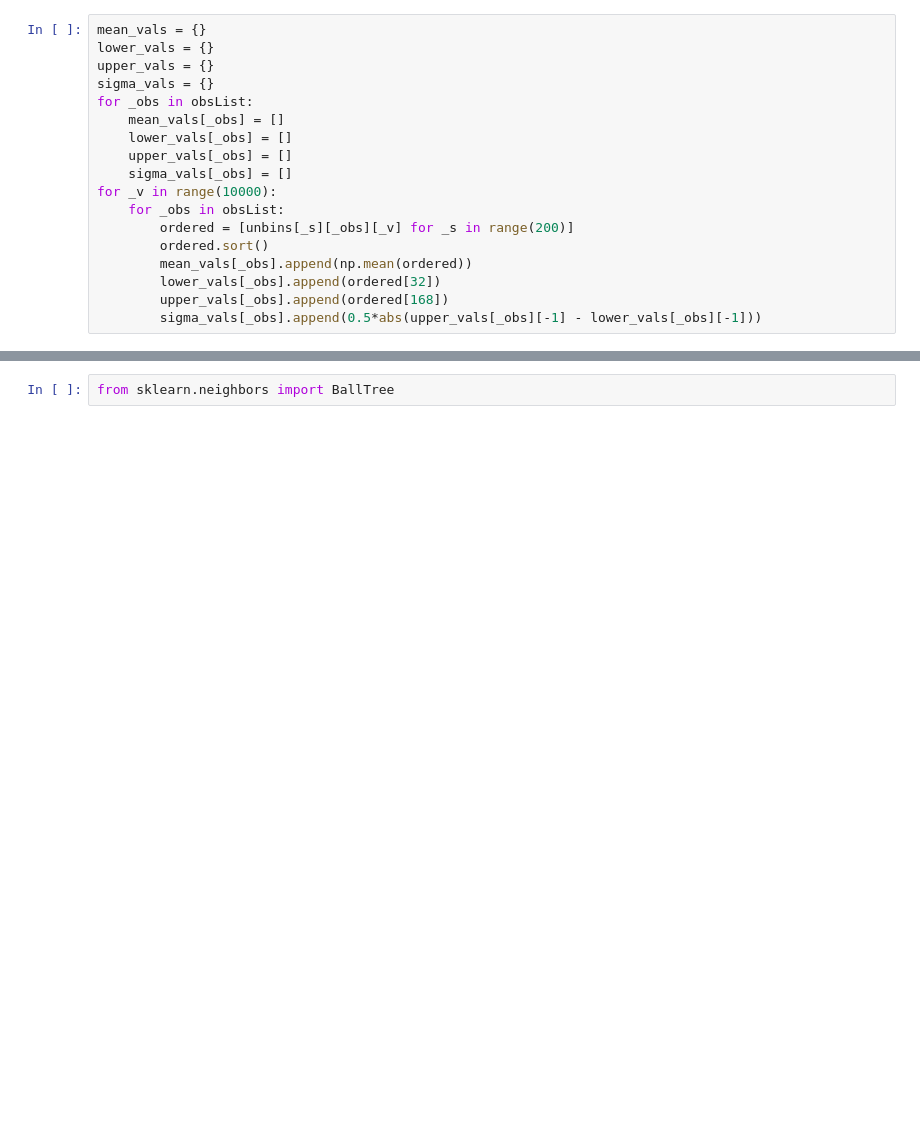
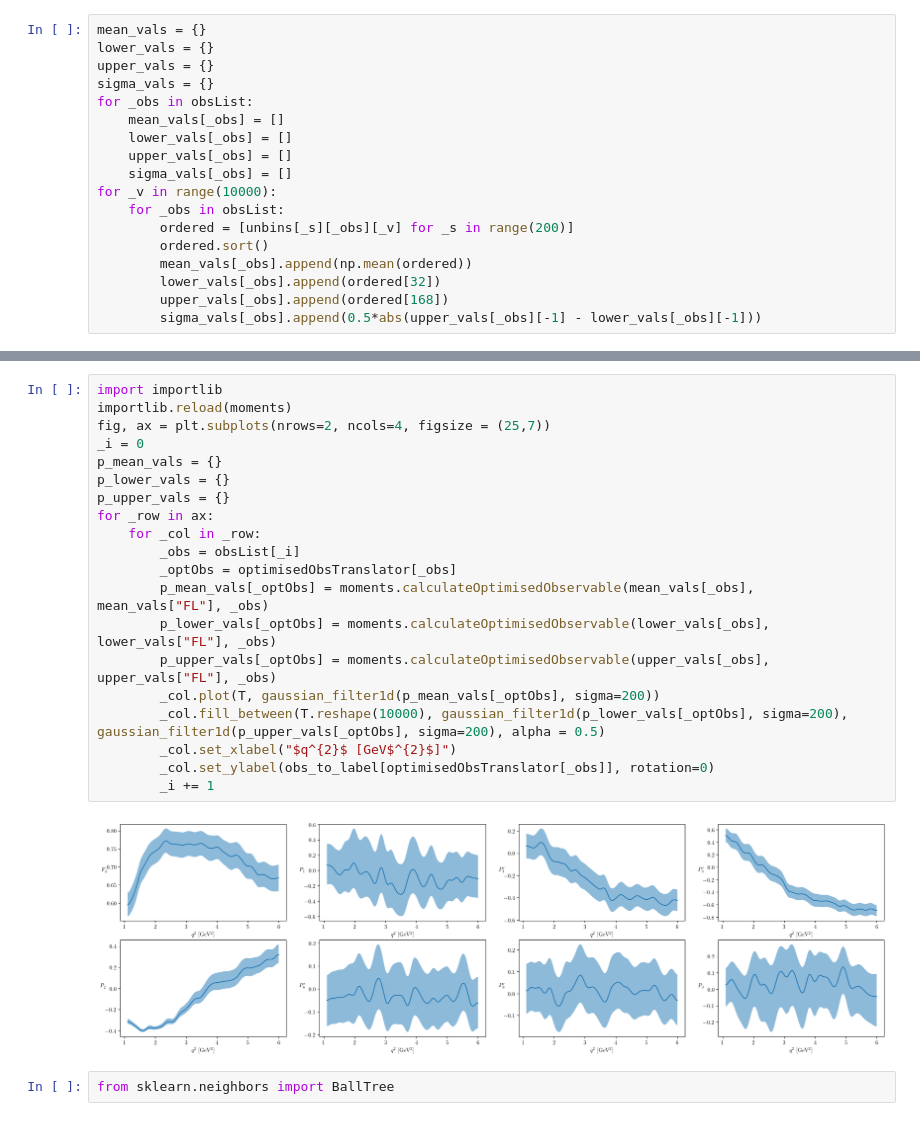
Before and after one commit to mesmith75/unbinned_kstmumu, a Jupyter notebook: calculate_unbinned_moments.ipynb, the cells around one changed output, grey strips where cells are left out. Cells and saved outputs as stored; diff of their text form; blank space fills up the shorter version.

```diff
--- a/calculate_unbinned_moments.ipynb
+++ b/calculate_unbinned_moments.ipynb
@@ -133,2 +151,24 @@ for _row in ax:
+# %%
+import importlib
+importlib.reload(moments)
+fig, ax = plt.subplots(nrows=2, ncols=4, figsize = (25,7))
+_i = 0
+p_mean_vals = {}
+p_lower_vals = {}
+p_upper_vals = {}
+for _row in ax:
+    for _col in _row:
+        _obs = obsList[_i]
+        _optObs = optimisedObsTranslator[_obs]
+        p_mean_vals[_optObs] = moments.calculateOptimisedObservable(mean_vals[_obs], mean_vals["FL"], _obs)
+        p_lower_vals[_optObs] = moments.calculateOptimisedObservable(lower_vals[_obs], lower_vals["FL"], _obs)
+        p_upper_vals[_optObs] = moments.calculateOptimisedObservable(upper_vals[_obs], upper_vals["FL"], _obs)
+        _col.plot(T, gaussian_filter1d(p_mean_vals[_optObs], sigma=200))
+        _col.fill_between(T.reshape(10000), gaussian_filter1d(p_lower_vals[_optObs], sigma=200), gaussian_filter1d(p_upper_vals[_optObs], sigma=200), alpha = 0.5)
+        _col.set_xlabel("$q^{2}$ [GeV$^{2}$]")
+        _col.set_ylabel(obs_to_label[optimisedObsTranslator[_obs]], rotation=0)
+        _i += 1
+# %% [output]
+[figure, added]
 # %%
 from sklearn.neighbors import BallTree
```
Also changed, not shown: parts of 23 cells of this notebook.
